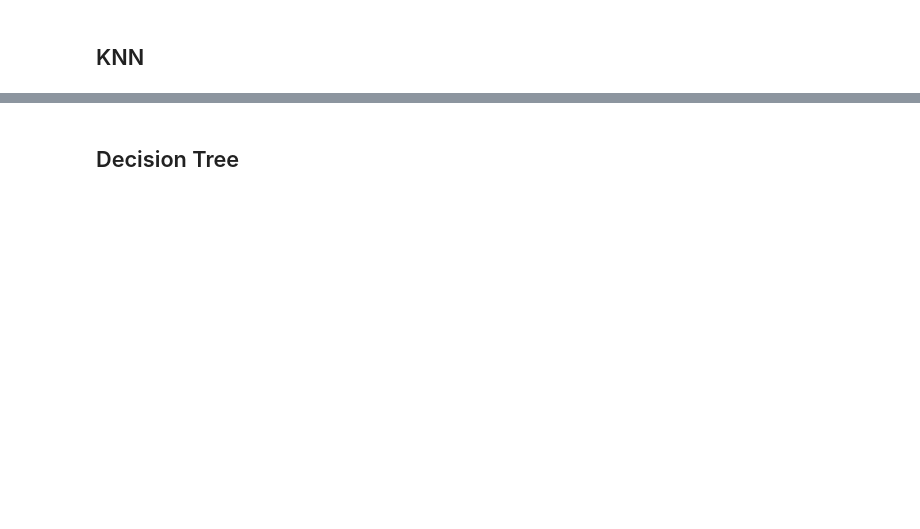
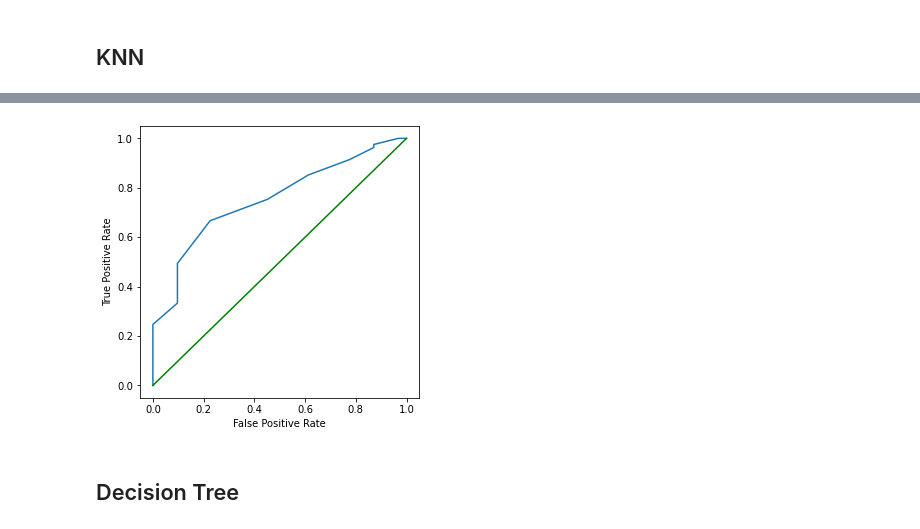
Before and after one commit to barrettotte/anilist-ml, a Jupyter notebook: model-select-cls.ipynb, the cells around one changed output, grey strips where cells are left out. Cells and saved outputs as stored; diff of their text form; code cells hidden in the pictures; blank space fills up the shorter version.

```diff
--- a/model-select-cls.ipynb
+++ b/model-select-cls.ipynb
@@ -357,7 +363,6 @@ model = KNeighborsClassifier(**hyper_best)
 model.fit(X_train, y_train)
 y_pred = model.predict(X_test)
 
-print('Actual:     ', y_test.head(10).tolist())
-print('Predictions:', y_pred.tolist()[0:10])
 print_model_results(y_test, y_pred)
+display_roc(y_test, model.predict_proba(X_test)[:, -1])
 # %% [output]
@@ -379,3 +384,4 @@ Wall time: 72.5 ms
+[figure, added]
 # %% [markdown]
 ## Decision Tree
 # %%
```
Also changed, not shown: parts of 22 cells of this notebook, 1 other file.
